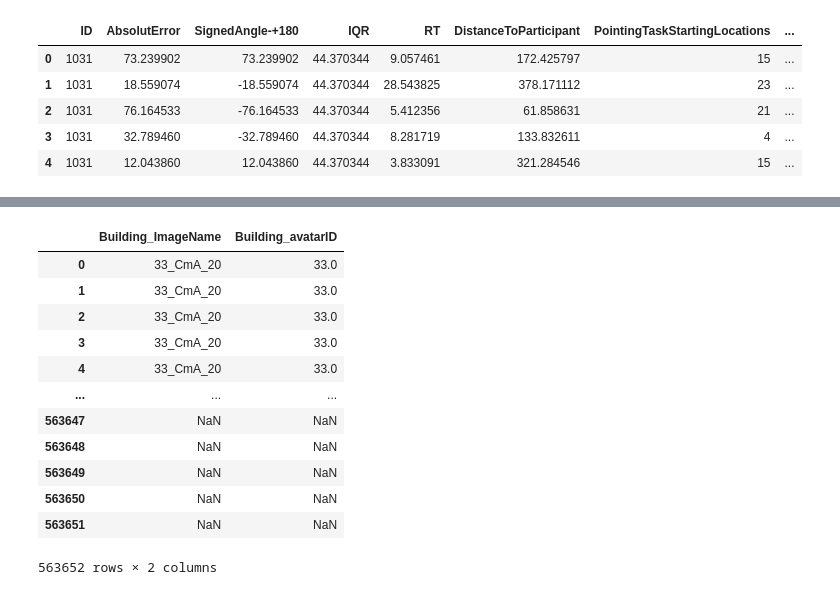
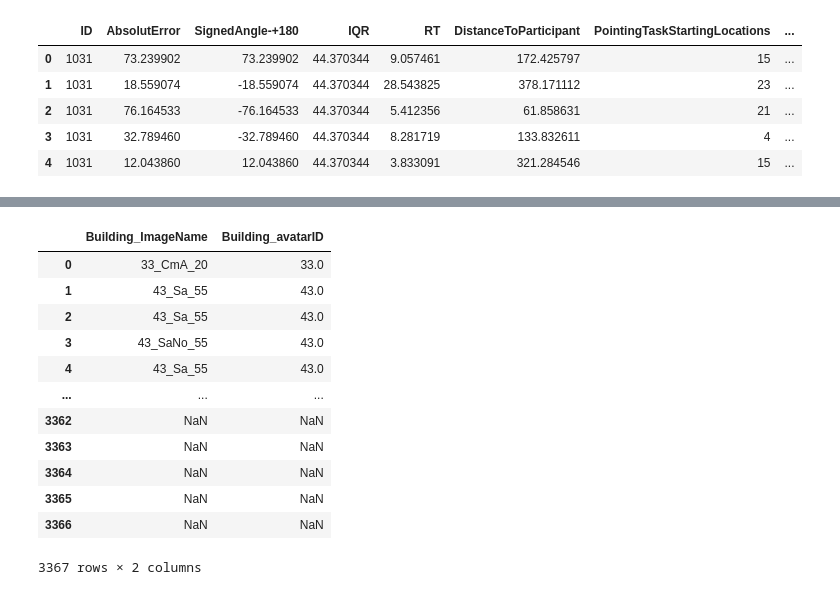
Before and after one commit to tracysanchez/Human_Agents_Impact_Nav, a Jupyter notebook: Exp2/Questionnaires/1_Data_joining.ipynb, the cells around one changed output, grey strips where cells are left out. Saved outputs shown, nothing was run; the diff lists cells and outputs as text; code cells hidden in the pictures.

```diff
--- a/Exp2/Questionnaires/1_Data_joining.ipynb
+++ b/Exp2/Questionnaires/1_Data_joining.ipynb
@@ -138,4 +138,9 @@ Data columns (total 16 columns):
  15  Agent_ImageName                      2520 non-null   object
 dtypes: bool(1), float64(5), int64(6), object(4)
 memory usage: 297.9+ KB
+# %%
+#data_frames = [FRSquest, affiliative, context, avatar_sum, building_pointing_sum, agent_pointing_sum]
+data_frames = [FRSquest, affiliative, context, avatar_sum, building_pointing_sum]
+humanA_Behavioural_Building = reduce(lambda  left,right: pd.merge(left,right,on=['ID'],
+                                                how='outer'), data_frames)
 # %%
@@ -167,16 +193,16 @@ humanA_Behavioural.to_csv('E:\HumanA\Data\Data_Tracy\Resulting_CSVs\humanA_Behav
 # %%
-humanA_Behavioural[['Building_ImageName', 'Building_avatarID']]
+humanA_Behavioural_Building[['Building_ImageName', 'Building_avatarID']]
 # %% [output]
 |  | Building_ImageName | Building_avatarID |
 | 0 | 33_CmA_20 | 33.0 |
-| 1 | 33_CmA_20 | 33.0 |
-| 2 | 33_CmA_20 | 33.0 |
-| 3 | 33_CmA_20 | 33.0 |
-| 4 | 33_CmA_20 | 33.0 |
+| 1 | 43_Sa_55 | 43.0 |
+| 2 | 43_Sa_55 | 43.0 |
+| 3 | 43_SaNo_55 | 43.0 |
+| 4 | 43_Sa_55 | 43.0 |
 | ... | ... | ... |
-| 563647 | NaN | NaN |
-| 563648 | NaN | NaN |
-| 563649 | NaN | NaN |
-| 563650 | NaN | NaN |
-| 563651 | NaN | NaN |
+| 3362 | NaN | NaN |
+| 3363 | NaN | NaN |
+| 3364 | NaN | NaN |
+| 3365 | NaN | NaN |
+| 3366 | NaN | NaN |
-563652 rows × 2 columns
+3367 rows × 2 columns
```
Also changed, not shown: parts of 5 cells of this notebook, 8 other files.
